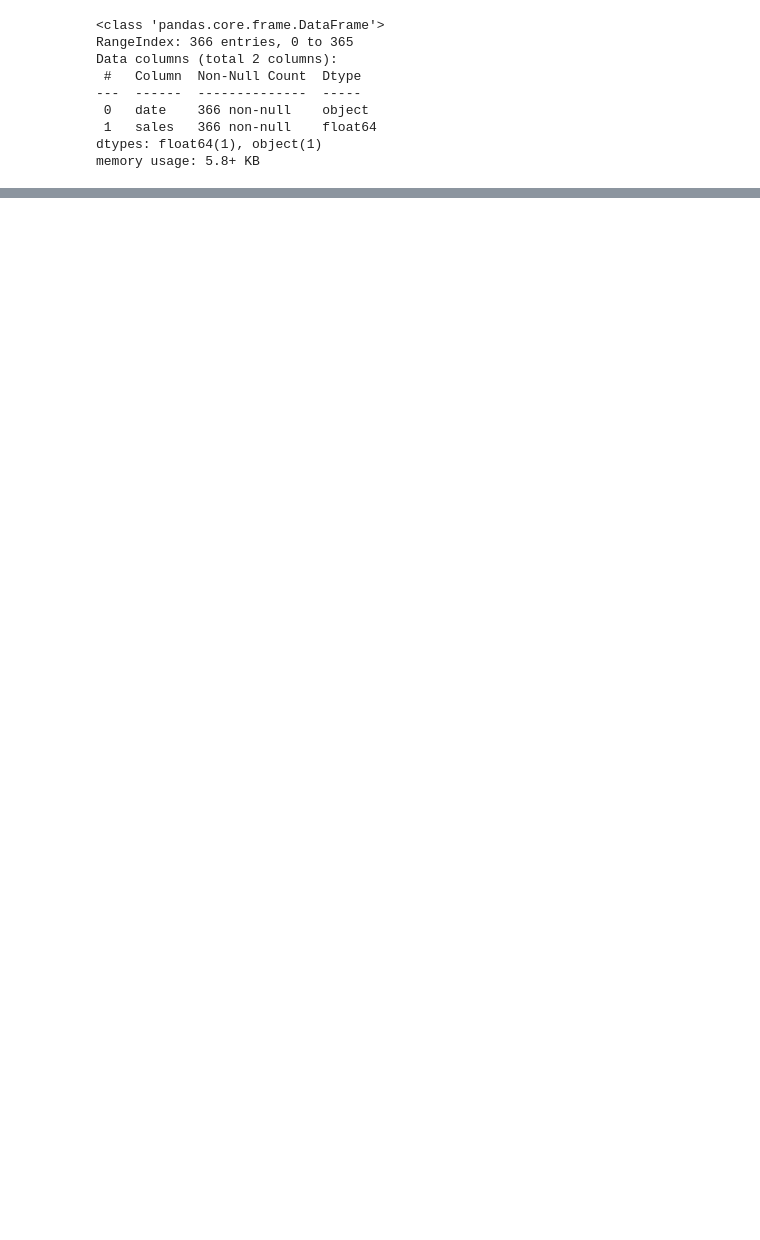
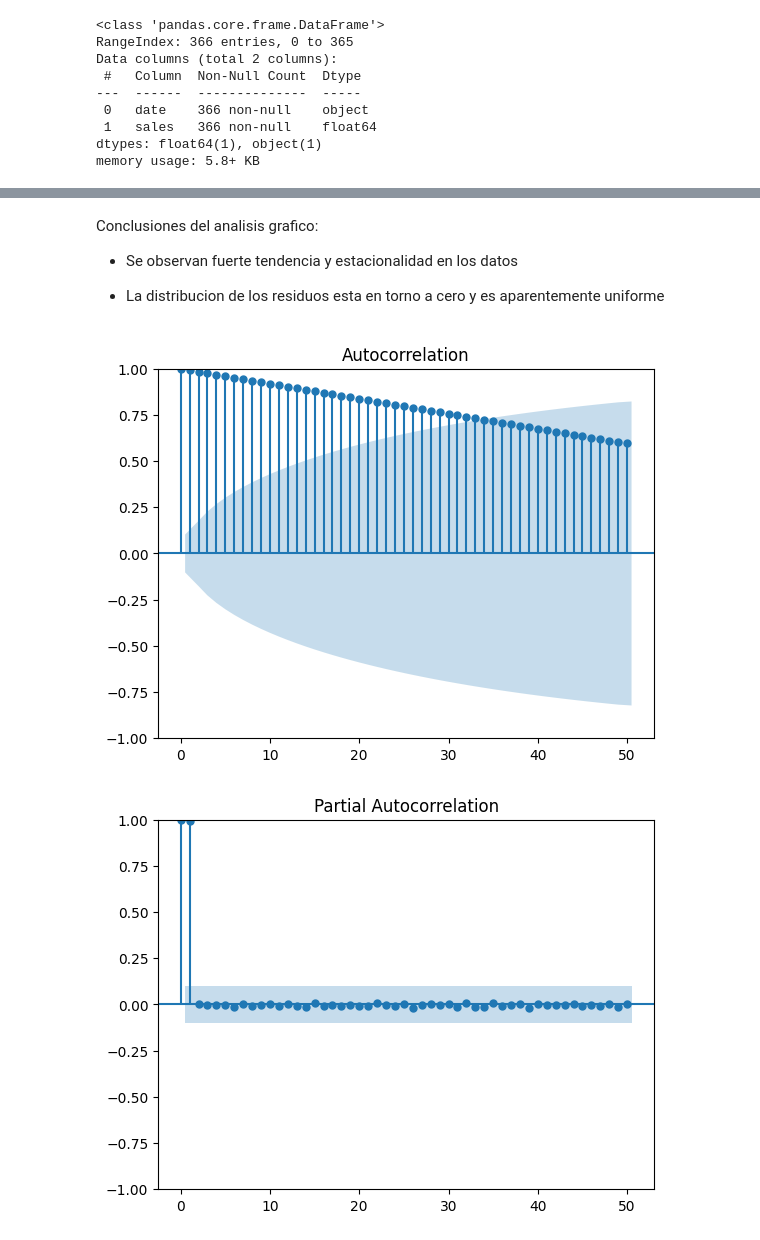
Before and after one commit to 4GeeksAcademy/linea_temporal_alternativa, a Jupyter notebook: src/explore.ipynb, the cells around one changed output, grey strips where cells are left out. Drawn from its saved outputs; the diff is of its cells as text; code cells hidden in the pictures; blank space fills up the shorter version.

```diff
--- a/src/explore.ipynb
+++ b/src/explore.ipynb
@@ -215,0 +76,17 @@ Name: sales, dtype: float64
+# %% [markdown]
+Conclusiones del analisis grafico:
+
+- Se observan fuerte tendencia y estacionalidad en los datos
+
+- La distribucion de los residuos esta en torno a cero y es aparentemente uniforme
+# %%
+# Autocorrelacion y autocorrelacion parcial
+
+plot_acf(df['sales'], lags=50)
+
+plot_pacf(df['sales'], lags=50)
+
+plt.show()
+# %% [output]
+[figure, added]
+[figure, added]
```
Also changed, not shown: parts of 41 cells of this notebook, 2 other files.
